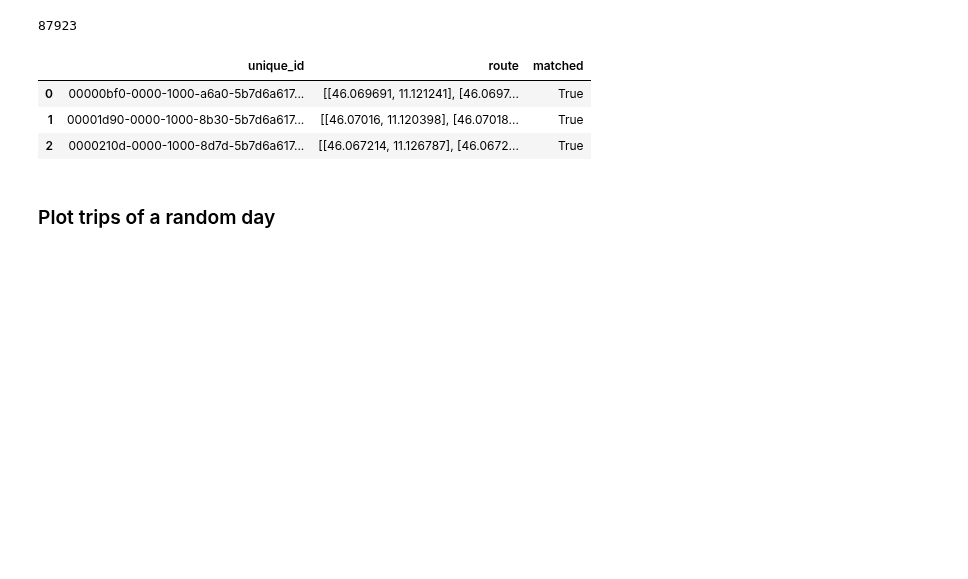
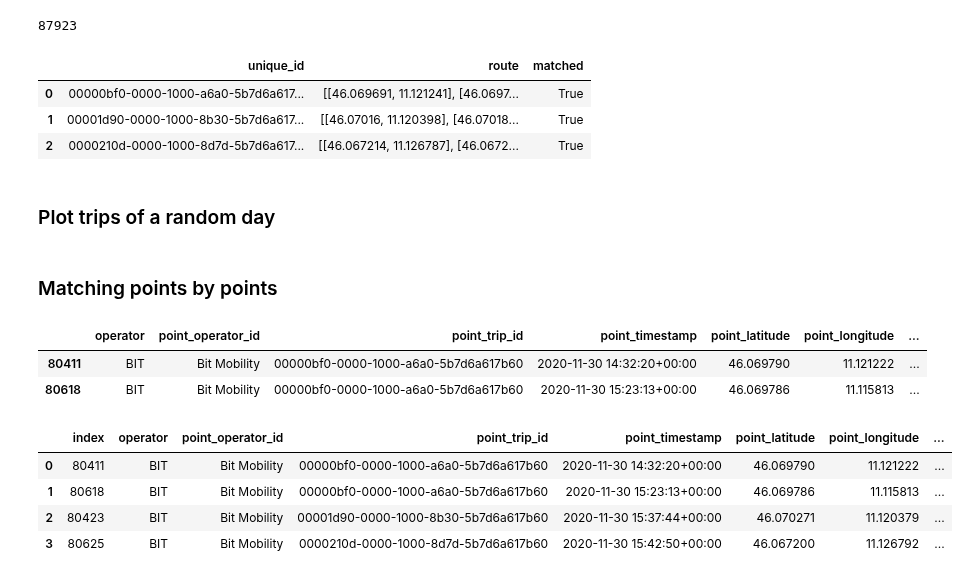
Before and after one commit to dclfbk/escooter_trento, a Jupyter notebook: code/MapMatching_ValhallaDocker.ipynb, the cells around one changed output. Drawn from its saved outputs; the diff is of its cells as text; code cells hidden in the pictures; blank space fills up the shorter version.

Commit message:
map matching

```diff
--- a/code/MapMatching_ValhallaDocker.ipynb
+++ b/code/MapMatching_ValhallaDocker.ipynb
@@ -363,3 +365,5 @@ for i in range(len(df_4march2020)):
 
 m.add_child(folium.LayerControl())
 m.save('map-matching.html')
+# %% [markdown]
+### Matching points by points
@@ -365,0 +379,55 @@ m.save('map-matching.html')
+# %%
+df.point_longitude = df.point_longitude.astype(float)
+df.point_latitude = df.point_latitude.astype(float)
+# %%
+df.head(2)
+# %% [output]
+|  | operator | point_operator_id | point_trip_id | point_timestamp | point_latitude | point_longitude | ... |
+| 80411 | BIT | Bit Mobility | 00000bf0-0000-1000-a6a0-5b7d6a617b60 | 2020-11-30 14:32:20+00:00 | 46.069790 | 11.121222 | ... |
+| 80618 | BIT | Bit Mobility | 00000bf0-0000-1000-a6a0-5b7d6a617b60 | 2020-11-30 15:23:13+00:00 | 46.069786 | 11.115813 | ... |
+# %%
+df = df.reset_index()
+# %%
+ids = list(df.unique_id.unique())
+match=[]
+lon=[]
+lat=[]
+for id in range(len(ids)):
+    df_temp = df[df.unique_id==ids[id]]
+    df_points = pd.DataFrame({'lon':df_temp.point_longitude, 'lat':df_temp.point_latitude})
+
+    # request
+    meili_coordinates = df_points.to_json(orient='records')
+    meili_head = '{"shape":'
+    meili_tail = ""","search_radius": 1000, "shape_match":"map_snap", "costing":"bicycle", "format":"osrm"}"""
+    meili_request_body = meili_head + meili_coordinates + meili_tail
+    url = "http://localhost:8002/trace_attributes" # use /trace_attributes to get point matched one-by-one
+    headers = {'Content-type': 'application/json'}
+    data = str(meili_request_body)
+
+    r = requests.post(url, data=data, headers=headers)
+    response_text = json.loads(r.text)
+
+    if r.status_code == 200:
+        for pt in range(len(response_text['matched_points'])):
+            match.append(response_text['matched_points'][pt]['type']) # possible values: matched, interpolated, or unmatched
+            lon.append(response_text['matched_points'][pt]['lon']) # matched longitude
+            lat.append(response_text['matched_points'][pt]['lat']) # matched latitude
+
+    else:
+        for i in range(len(df_temp)):
+            match.append('unmatched') # possible values: matched, interpolated, or unmatched
+            lon.append(0.0) # longitude
+            lat.append(0.0) # latitude
+# %%
+df['match'] = match
+df['mm_lat'] = lat
+df['mm_lon'] = lon
+# %%
+df.head(4)
+# %% [output]
+|  | index | operator | point_operator_id | point_trip_id | point_timestamp | point_latitude | point_longitude | ... |
+| 0 | 80411 | BIT | Bit Mobility | 00000bf0-0000-1000-a6a0-5b7d6a617b60 | 2020-11-30 14:32:20+00:00 | 46.069790 | 11.121222 | ... |
+| 1 | 80618 | BIT | Bit Mobility | 00000bf0-0000-1000-a6a0-5b7d6a617b60 | 2020-11-30 15:23:13+00:00 | 46.069786 | 11.115813 | ... |
+| 2 | 80423 | BIT | Bit Mobility | 00001d90-0000-1000-8b30-5b7d6a617b60 | 2020-11-30 15:37:44+00:00 | 46.070271 | 11.120379 | ... |
+| 3 | 80625 | BIT | Bit Mobility | 0000210d-0000-1000-8d7d-5b7d6a617b60 | 2020-11-30 15:42:50+00:00 | 46.067200 | 11.126792 | ... |
```
Also changed, not shown: parts of 4 cells of this notebook, 2 other files.
